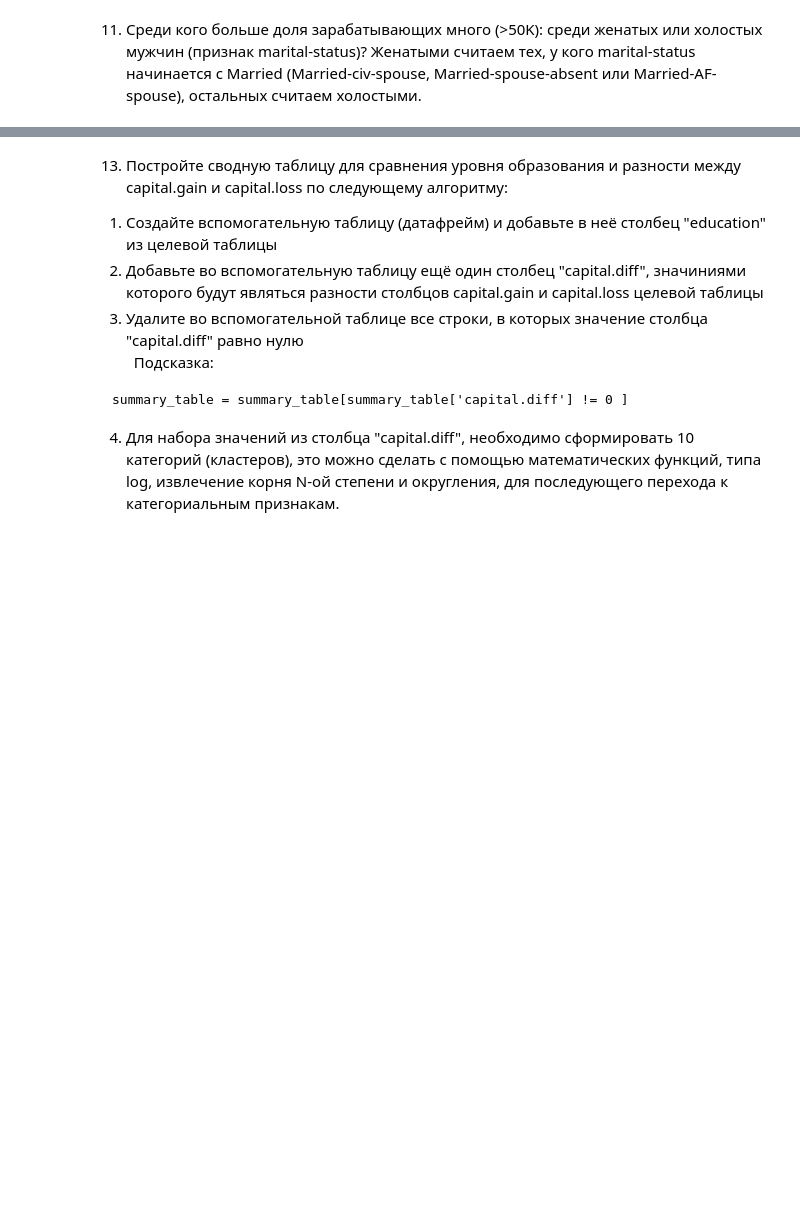
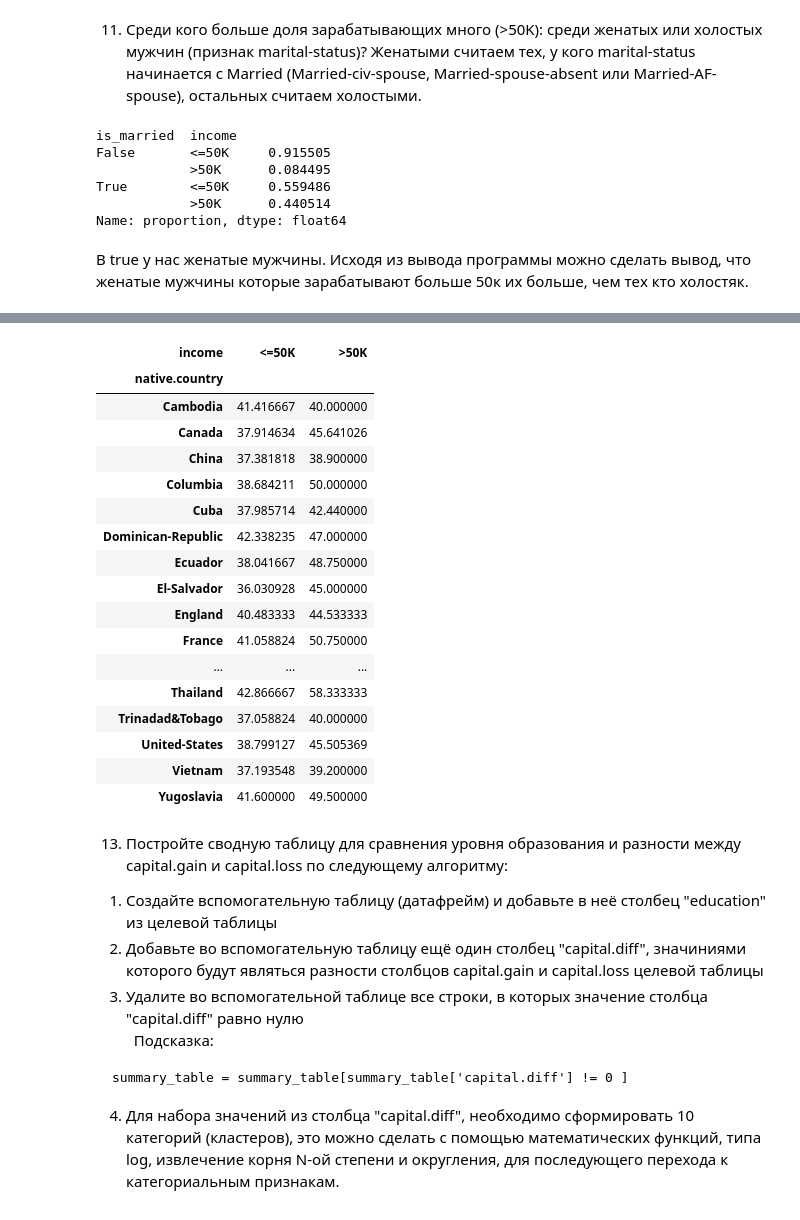
Before and after one commit to DanisStepanov/Computer-mathematics-systems, a Jupyter notebook: 5. Библиотека Pandas. Визуальный анализ данных/Практическая_работа_№5_Библиотека_Pandas.ipynb, the cells around one changed output, grey strips where cells are left out. Saved outputs shown, nothing was run; the diff lists cells and outputs as text; code cells hidden in the pictures; blank space fills up the shorter version.

```diff
--- a/5. Библиотека Pandas. Визуальный анализ данных/Практическая_работа_№5_Библиотека_Pandas.ipynb
+++ b/5. Библиотека Pandas. Визуальный анализ данных/Практическая_работа_№5_Библиотека_Pandas.ipynb
@@ -193,6 +193,20 @@ df.groupby('income')['age'].agg(['mean', 'std'])
 10) Правда ли, что люди, которые получают больше 50k, имеют как минимум высшее образование? (признак education - Bachelors, Prof-school, Assoc-acdm, Assoc-voc, Masters или Doctorate)
 # %% [markdown]
 11) Среди кого больше доля зарабатывающих много (>50K): среди женатых или холостых мужчин (признак marital-status)? Женатыми считаем тех, у кого marital-status начинается с Married (Married-civ-spouse, Married-spouse-absent или Married-AF-spouse), остальных считаем холостыми.
+# %%
+mujiki = df[df['sex'].str.strip() == 'Male'].copy()
+mujiki['is_married'] = mujiki['marital.status'].str.strip().str.startswith('Married')
+result = mujiki.groupby('is_married')['income'].value_counts(normalize=True)
+print(result)
+# %% [output]
+is_married  income
+False       <=50K     0.915505
+            >50K      0.084495
+True        <=50K     0.559486
+            >50K      0.440514
+Name: proportion, dtype: float64
+# %% [markdown]
+В true у нас женатые мужчины. Исходя из вывода программы можно сделать вывод, что женатые мужчины которые зарабатывают больше 50к их больше, чем тех кто холостяк.
 # %% [markdown]
 12) Постройте [сводную таблицу](https://pandas.pydata.org/pandas-docs/stable/reference/api/pandas.pivot_table.html) для отображения зависимостей среднего времени работы (hours.per.week) с доходом (income) для каждой страны (native.country).
 
@@ -202,6 +216,27 @@ df.groupby('income')['age'].agg(['mean', 'std'])
 
 
 ![image.png](embedded-picture-1)
+# %%
+df.groupby(['native.country', 'income'])['hours.per.week'].mean().unstack()
+# %% [output]
+| income | <=50K | >50K |
+| native.country |  |  |
+| Cambodia | 41.416667 | 40.000000 |
+| Canada | 37.914634 | 45.641026 |
+| China | 37.381818 | 38.900000 |
+| Columbia | 38.684211 | 50.000000 |
+| Cuba | 37.985714 | 42.440000 |
+| Dominican-Republic | 42.338235 | 47.000000 |
+| Ecuador | 38.041667 | 48.750000 |
+| El-Salvador | 36.030928 | 45.000000 |
+| England | 40.483333 | 44.533333 |
+| France | 41.058824 | 50.750000 |
+| ... | ... | ... |
+| Thailand | 42.866667 | 58.333333 |
+| Trinadad&Tobago | 37.058824 | 40.000000 |
+| United-States | 38.799127 | 45.505369 |
+| Vietnam | 37.193548 | 39.200000 |
+| Yugoslavia | 41.600000 | 49.500000 |
 # %% [markdown]
 13) Постройте сводную таблицу для сравнения уровня образования и разности между capital.gain и capital.loss по следующему алгоритму:&nbsp;
 1. Создайте вспомогательную таблицу (датафрейм) и добавьте в неё столбец "education" из целевой таблицы
```
Also changed, not shown: parts of 4 cells of this notebook.
